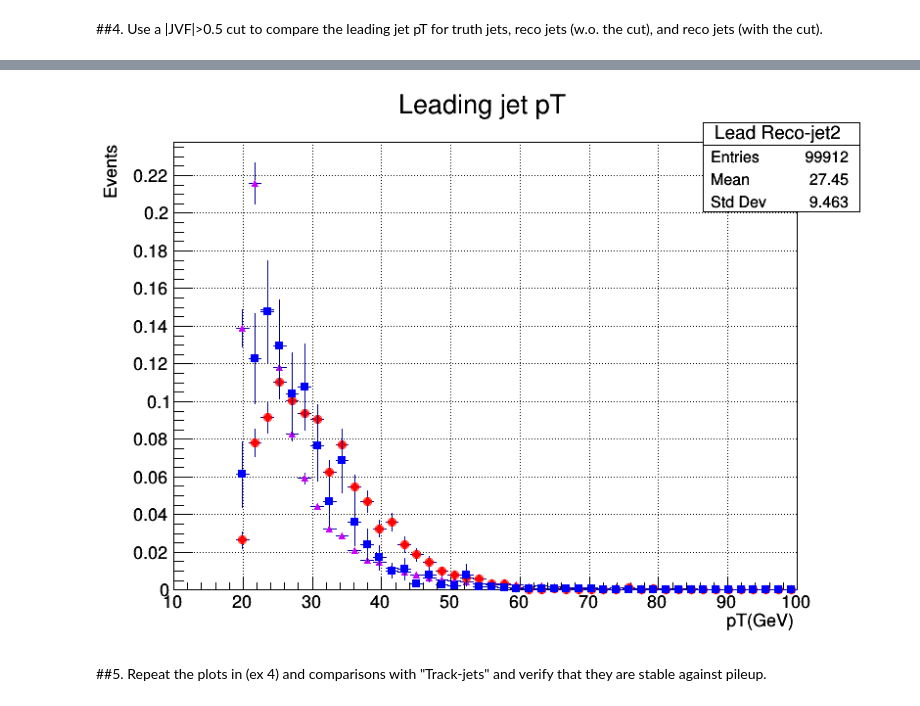
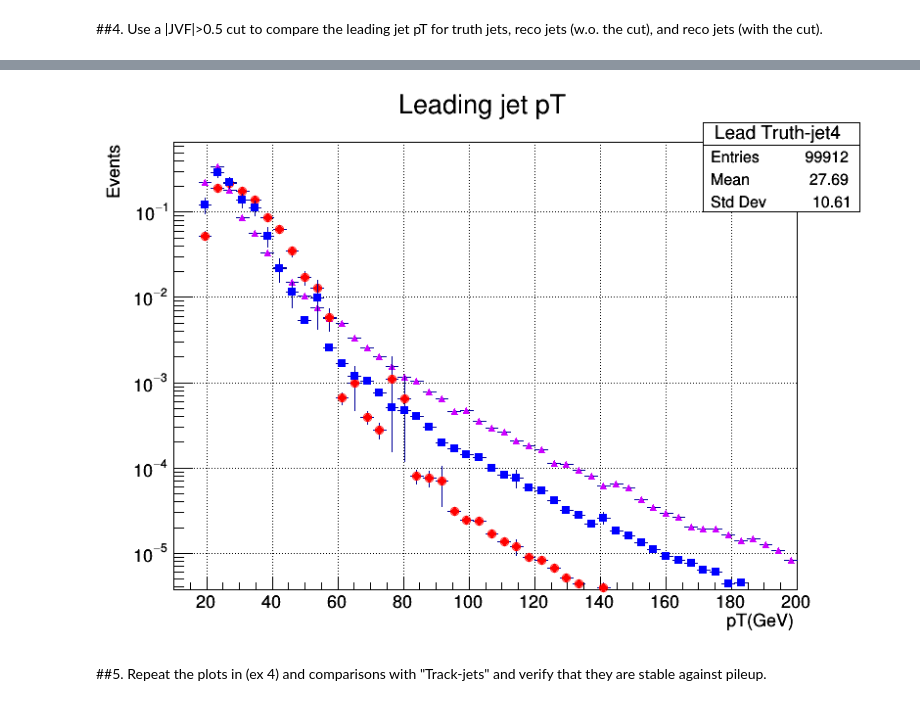
Before and after one commit to cfrc2694/HEP_Exercises, a Jupyter notebook: 02_Jets.ipynb, the cells around one changed output, grey strips where cells are left out. Saved outputs shown, nothing was run; the diff lists cells and outputs as text; code cells hidden in the pictures.

```diff
--- a/02_Jets.ipynb
+++ b/02_Jets.ipynb
@@ -335,14 +439,12 @@ canvas3.Draw()
 # %% [markdown]
 ##4. Use a |JVF|>0.5 cut to compare the leading jet pT for truth jets, reco jets (w.o. the cut), and reco jets (with the cut).
+# %%
+hist_leadtruth_pt = TH1F("Lead Truth-jet4","Leading jet pT; pT(GeV);Events",50,10,200);
+hist_leadreco_pt = TH1F("Lead Reco-jet4","Leading jet pT; pT(GeV);Events",50,10,200);
+hist_leadreco_cutted_pt = TH1F("Lead Reco_cut-jet4","Leading jet pT; pT(GeV);Events",50,10,200);
 # %%
-hist_leadreco_pt = TH1F("Lead Reco-jet","Leading jet pT; pT(GeV);Events",50,10,100);
-
-hist_leadtruth_pt = TH1F("Lead Reco-jet2","Leading jet pT; pT(GeV);Events",50,10,100);
-
-hist_leadreco_cutted_pt = TH1F("Lead Reco-jet3","Leading jet pT; pT(GeV);Events",50,10,100);
 for event in tree:
   evtw=tree.EventWeight
-  npv=tree.NPV
   reco_R4_pt=tree.RecoJets_R4_pt
   truth_R4_pt=tree.TruthJets_R4_pt
   reco_R4_jvf=tree.RecoJets_R4_jvf
@@ -359,15 +457,18 @@ Warning in <TFile::Append>: Replacing existing TH1: Lead Reco-jet3 (Potential me
 # %%
+c4 = TCanvas("C4","",800,600)
+c4.SetGrid()
 hist_leadtruth_pt.SetMarkerStyle(22);
 hist_leadtruth_pt.SetMarkerColor(kViolet);
 hist_leadtruth_pt.DrawNormalized("l")
 hist_leadreco_pt.SetMarkerStyle(20);
 hist_leadreco_pt.SetMarkerColor(kRed);
 hist_leadreco_pt.DrawNormalized("same")
 hist_leadreco_cutted_pt.SetMarkerStyle(21);
 hist_leadreco_cutted_pt.SetMarkerColor(kBlue);
 hist_leadreco_cutted_pt.DrawNormalized("same")
-canvas3.Draw()
+c4.SetLogy()
+c4.Draw()
 # %% [output]
-[figure, old version]
+[figure, new version]
 # %% [markdown]
 ##5. Repeat the plots in (ex 4) and comparisons with "Track-jets" and verify that they are stable against pileup.
```
Also changed, not shown: parts of 35 cells of this notebook.
